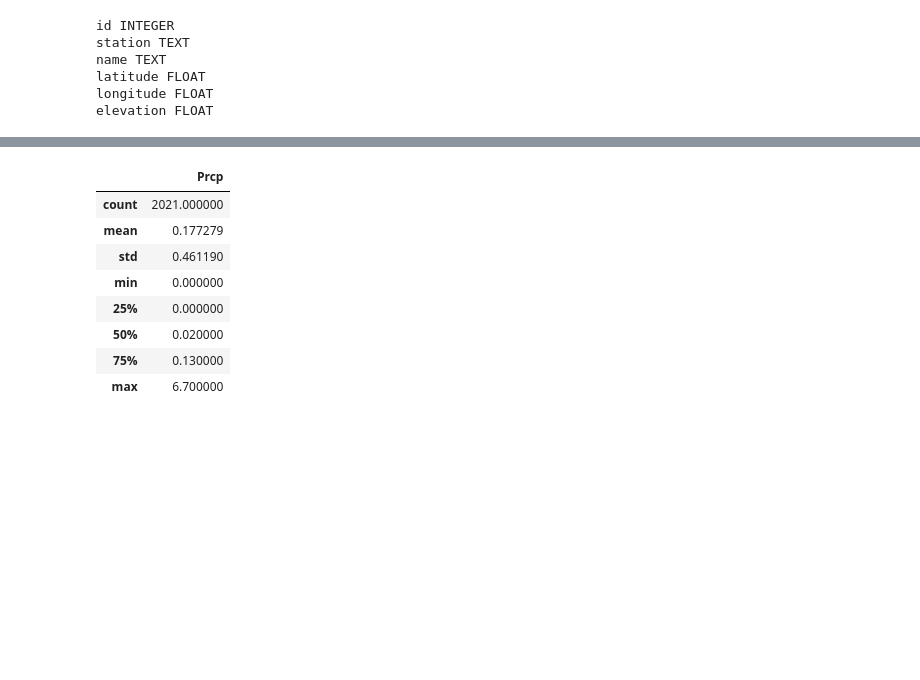
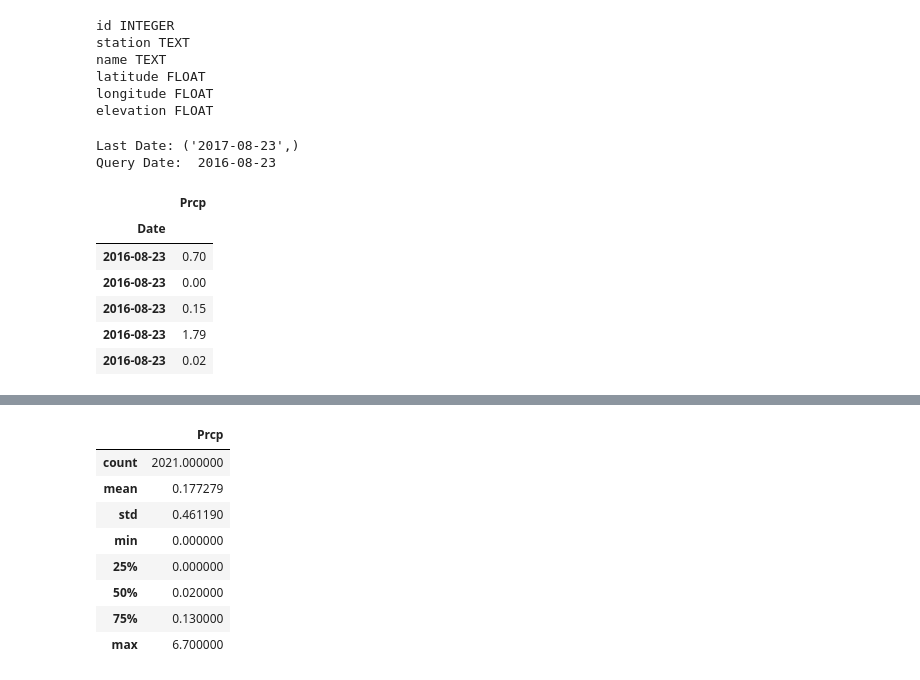
Before and after one commit to teomotun/Climate-APP, a Jupyter notebook: climate_starter.ipynb, the cells around one changed output, grey strips where cells are left out. Drawn from its saved outputs; the diff is of its cells as text; code cells hidden in the pictures; blank space fills up the shorter version.

```diff
--- a/climate_starter.ipynb
+++ b/climate_starter.ipynb
@@ -66,26 +66,38 @@ elevation FLOAT
 # %%
 # Designed a query to retrieve the last 12 months of precipitation data and plot the results
 # Calculateed the date 1 year ago from the last data point in the database
 last_date = session.query(Measurement.date).order_by(Measurement.date.desc()).first()
 print("Last Date:", last_date)
 query_date = dt.date(2017, 8 ,23) - dt.timedelta(days=365)
 print("Query Date: ", query_date)
+
 # Performed a query to retrieve the data and precipitation scores
 last_twelve = session.query(Measurement.date,Measurement.prcp).\
     filter(Measurement.date >= '2016-08-23').\
     order_by(Measurement.date.desc()).all()
+
 # Saved the query results as a Pandas DataFrame and set the index to the date column
 df = pd.DataFrame(last_twelve[:], columns=['Date', 'Prcp'])\
     .replace(to_replace='None', value=np.nan).dropna()
 df.set_index('Date', inplace=True)
-df.head(10)
+
 # Sorted the dataframe by date
 df = df.sort_values('Date')
+
+# Used Pandas Plotting with Matplotlib to plot the data
+df.plot(kind="bar", width=0.5, figsize=(20, 15))
+plt.show()
 df.head()
-# Used Pandas Plotting with Matplotlib to plot the data
-prcp = df.reset_index()["Prcp"]
-df.plot(kind="bar", width=0.5, figsize=(20, 15), xticks = x_pos)
-plt.show()
+# %% [output]
+Last Date: ('2017-08-23',)
+Query Date:  2016-08-23
+|  | Prcp |
+| Date |  |
+| 2016-08-23 | 0.70 |
+| 2016-08-23 | 0.00 |
+| 2016-08-23 | 0.15 |
+| 2016-08-23 | 1.79 |
+| 2016-08-23 | 0.02 |
 # %% [markdown]
 ![precipitation](Images/precipitation.png)
 # %%
```
Also changed, not shown: parts of 2 cells of this notebook.
